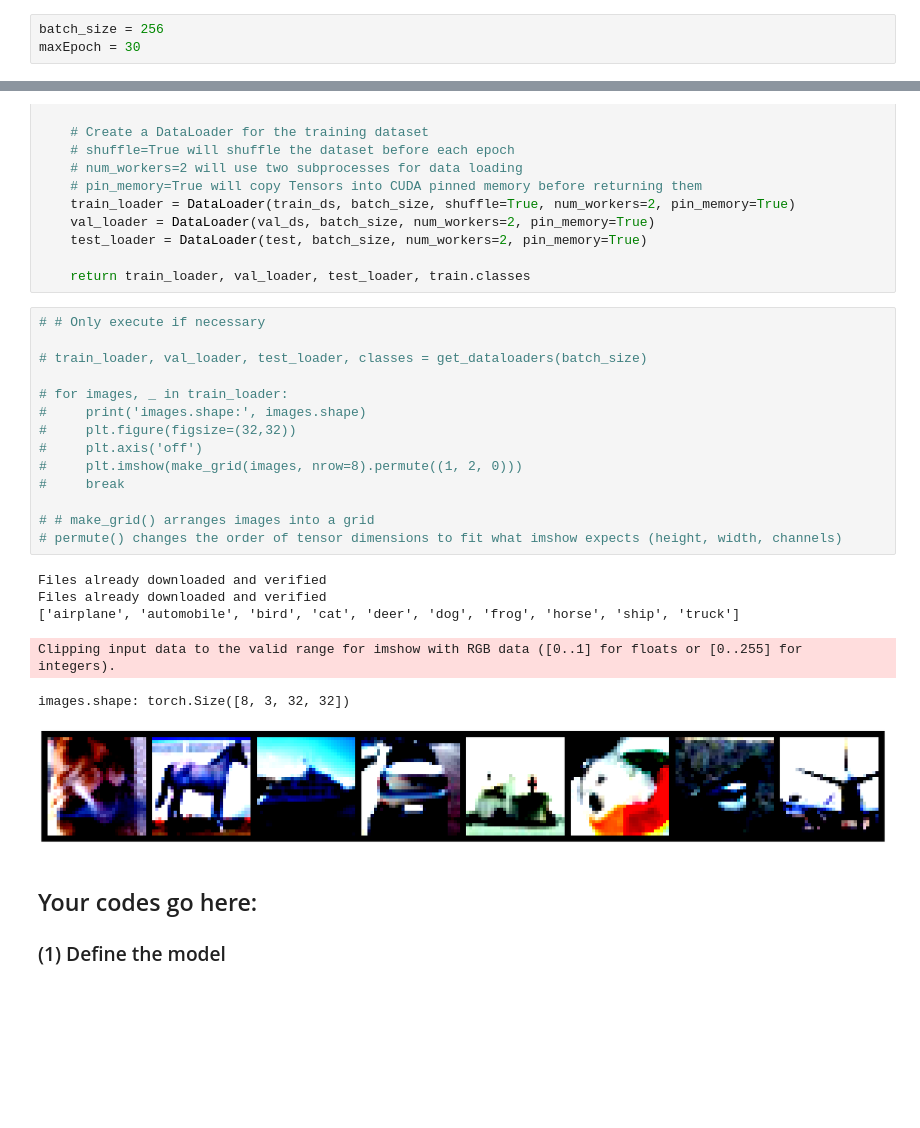
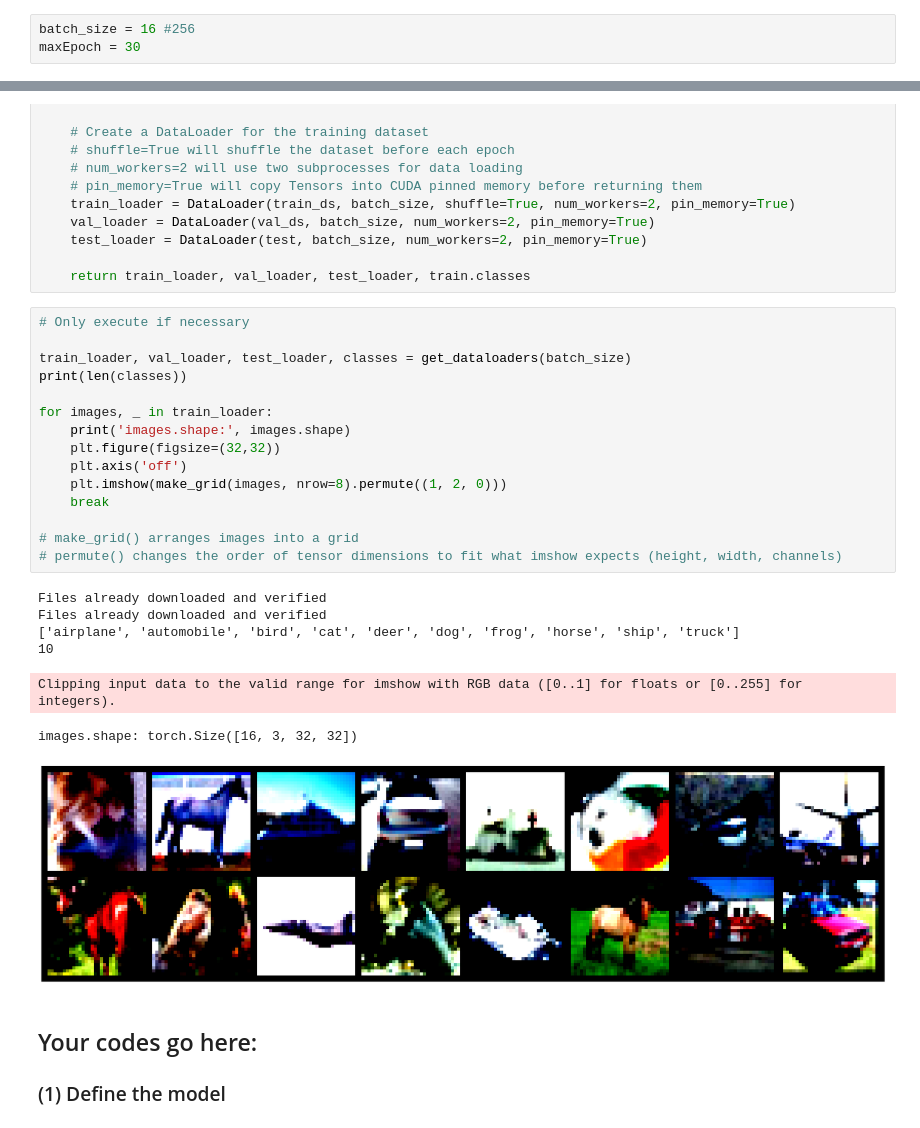
Before and after one commit to CodingMechineer/ENGR8140_AdvDeepLearning, a Jupyter notebook: Assignment 2/Assignment_2.ipynb, the cells around one changed output, grey strips where cells are left out. Saved outputs shown, nothing was run; the diff lists cells and outputs as text; blank space fills up the shorter version.

Commit message:
Run on local computer without throwing errors, going to test on kaggle

```diff
--- a/Assignment 2/Assignment_2.ipynb
+++ b/Assignment 2/Assignment_2.ipynb
@@ -46,7 +46,7 @@ import os
 # from accelerate import Accelerator, notebook_launcher # main interface, distributed launcher
 # from accelerate.utils import set_seed # reproducability across devices
 # %%
-batch_size = 256
+batch_size = 16 #256
 maxEpoch = 30
 # %%
 def get_dataloaders(batch_size):
@@ -87,26 +87,28 @@ def get_dataloaders(batch_size):
 
     return train_loader, val_loader, test_loader, train.classes
 # %%
-# # Only execute if necessary
+# Only execute if necessary
 
-# train_loader, val_loader, test_loader, classes = get_dataloaders(batch_size)
+train_loader, val_loader, test_loader, classes = get_dataloaders(batch_size)
+print(len(classes))
 
-# for images, _ in train_loader:
-#     print('images.shape:', images.shape)
-#     plt.figure(figsize=(32,32))
-#     plt.axis('off')
-#     plt.imshow(make_grid(images, nrow=8).permute((1, 2, 0)))
-#     break
+for images, _ in train_loader:
+    print('images.shape:', images.shape)
+    plt.figure(figsize=(32,32))
+    plt.axis('off')
+    plt.imshow(make_grid(images, nrow=8).permute((1, 2, 0)))
+    break
 
-# # make_grid() arranges images into a grid
+# make_grid() arranges images into a grid
 # permute() changes the order of tensor dimensions to fit what imshow expects (height, width, channels)
 # %% [output]
 Files already downloaded and verified
 Files already downloaded and verified
 ['airplane', 'automobile', 'bird', 'cat', 'deer', 'dog', 'frog', 'horse', 'ship', 'truck']
+10
 Clipping input data to the valid range for imshow with RGB data ([0..1] for floats or [0..255] for integers).
-images.shape: torch.Size([8, 3, 32, 32])
+images.shape: torch.Size([16, 3, 32, 32])
-[figure, old version]
+[figure, new version]
 # %% [markdown]
 ## Your codes go here:
 ### (1) Define the model
```
Also changed, not shown: parts of 2 cells of this notebook, 1 other file.
